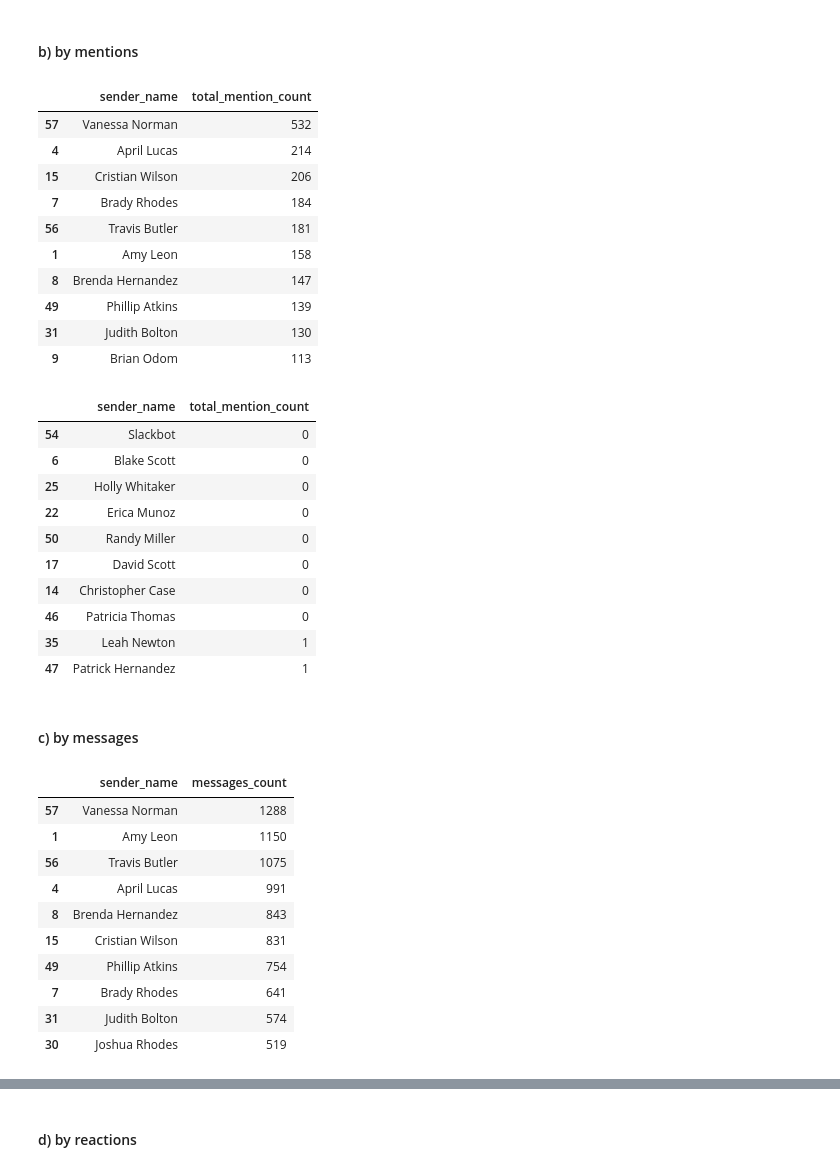
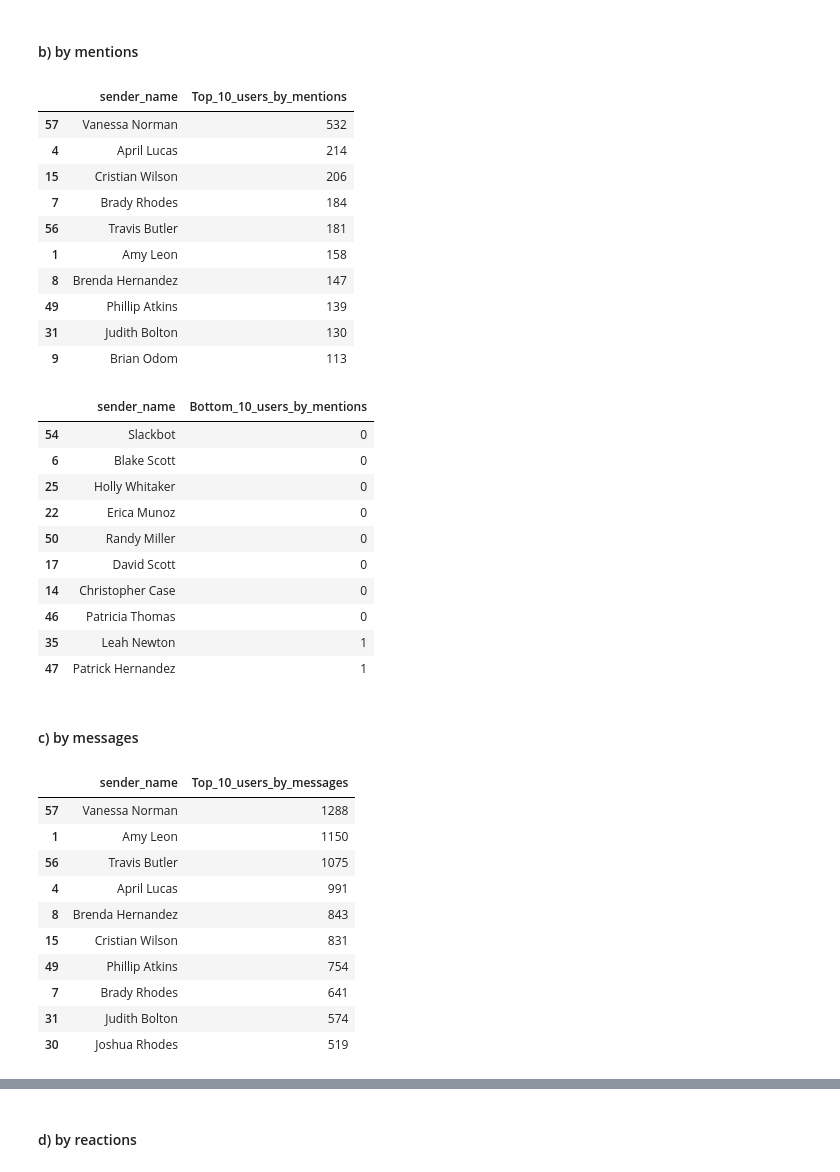
Before and after one commit to bkaggle/Slack_message_analysis, a Jupyter notebook: notebooks/parse_slack_data.ipynb, the cells around one changed output, grey strips where cells are left out. Cells and saved outputs as stored; diff of their text form; code cells hidden in the pictures.

```diff
--- a/notebooks/parse_slack_data.ipynb
+++ b/notebooks/parse_slack_data.ipynb
@@ -177,12 +179,12 @@ Bottom_10_users_by_replies
 # %%
 mention_count = slack_parser_df['msg_content'].apply(lambda x: len(re.findall(r'@U\w+', x)))
 filtered_df = slack_parser_df[slack_parser_df['msg_content'].str.contains('@U', regex=True)]
 
 #TOP 10 users by mentions
-top_users_mention_count = mention_count.groupby(slack_parser_df['sender_name']).sum().reset_index(name='total_mention_count').sort_values(by='total_mention_count', ascending=False).head(10)
-top_users_mention_count
+Top_10_users_by_mentions = mention_count.groupby(slack_parser_df['sender_name']).sum().reset_index(name='Top_10_users_by_mentions').sort_values(by='Top_10_users_by_mentions', ascending=False).head(10)
+Top_10_users_by_mentions
 # %% [output]
-|  | sender_name | total_mention_count |
+|  | sender_name | Top_10_users_by_mentions |
 | 57 | Vanessa Norman | 532 |
 | 4 | April Lucas | 214 |
 | 15 | Cristian Wilson | 206 |
@@ -195,10 +197,10 @@ top_users_mention_count
 | 9 | Brian Odom | 113 |
 # %%
 #BOTTOM 10 users by mentions
-bottom_users_mention_count = mention_count.groupby(slack_parser_df['sender_name']).sum().reset_index(name='total_mention_count').sort_values(by='total_mention_count', ascending=True).head(10)
-bottom_users_mention_count
+Bottom_10_users_by_mentions = mention_count.groupby(slack_parser_df['sender_name']).sum().reset_index(name='Bottom_10_users_by_mentions').sort_values(by='Bottom_10_users_by_mentions', ascending=True).head(10)
+Bottom_10_users_by_mentions
 # %% [output]
-|  | sender_name | total_mention_count |
+|  | sender_name | Bottom_10_users_by_mentions |
 | 54 | Slackbot | 0 |
 | 6 | Blake Scott | 0 |
 | 25 | Holly Whitaker | 0 |
@@ -213,10 +215,10 @@ bottom_users_mention_count
 #### c) by messages
 # %%
 # Top 10 users by messages
-top_10_messages = slack_parser_df.groupby('sender_name').size().reset_index(name='messages_count').sort_values(by='messages_count', ascending=False).head(10)
-top_10_messages
+Top_10_users_by_messages = slack_parser_df.groupby('sender_name').size().reset_index(name='Top_10_users_by_messages').sort_values(by='Top_10_users_by_messages', ascending=False).head(10)
+Top_10_users_by_messages
 # %% [output]
-|  | sender_name | messages_count |
+|  | sender_name | Top_10_users_by_messages |
 | 57 | Vanessa Norman | 1288 |
 | 1 | Amy Leon | 1150 |
 | 56 | Travis Butler | 1075 |
```
Also changed, not shown: parts of 20 cells of this notebook.
